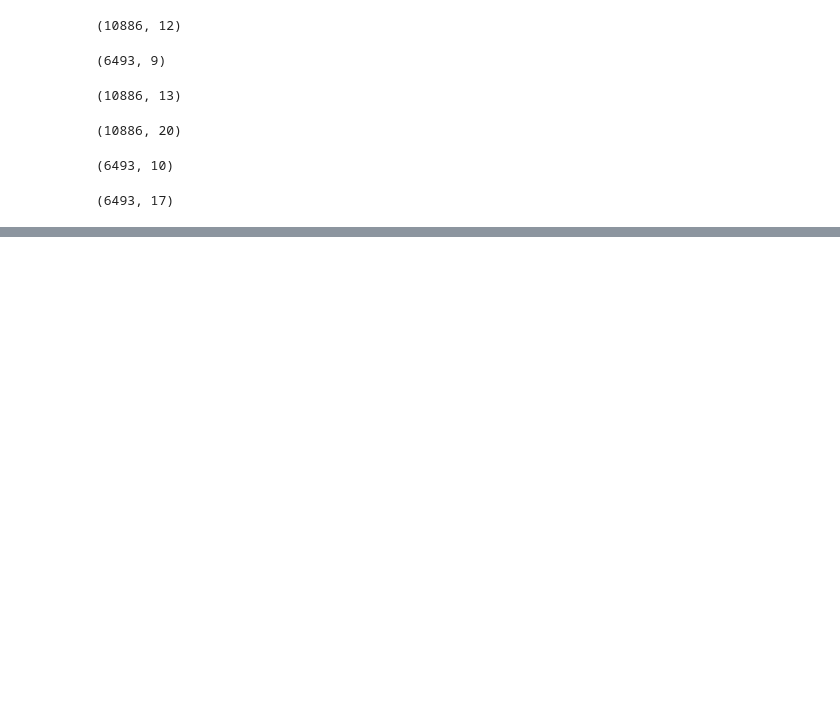
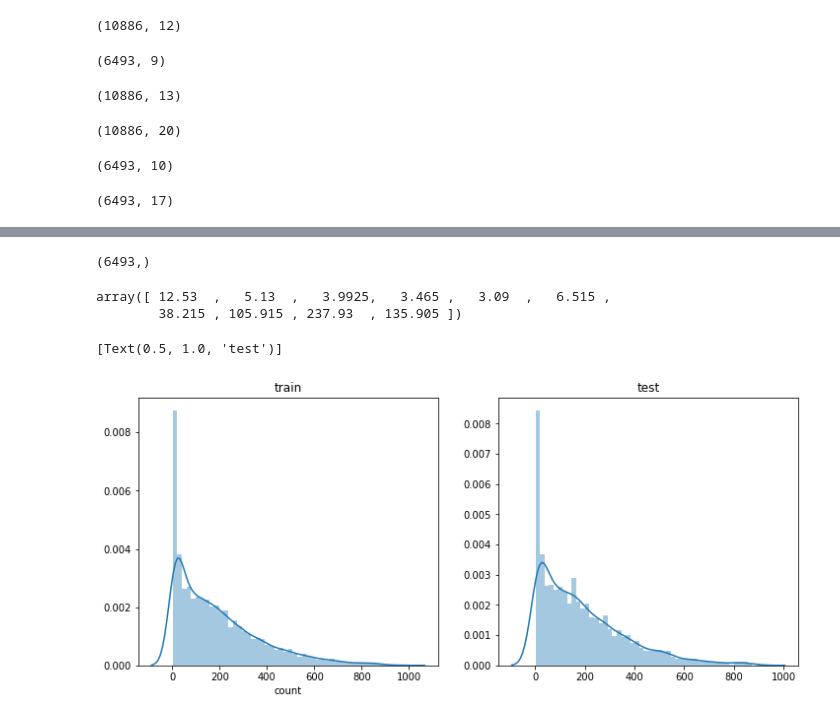
Before and after one commit to jihyunjeongme/data-analysis-kaggle, a Jupyter notebook: Kaggle_Bike_sharing_demand(Random_Forest).ipynb, the cells around one changed output, grey strips where cells are left out. Drawn from its saved outputs; the diff is of its cells as text; code cells hidden in the pictures; blank space fills up the shorter version.

```diff
--- a/Kaggle_Bike_sharing_demand(Random_Forest).ipynb
+++ b/Kaggle_Bike_sharing_demand(Random_Forest).ipynb
@@ -73,0 +228,7 @@ test.shape
+# %%
+label_name = "count"
+
+y_train = train[label_name]
+
+print(y_train.shape)
+y_train.head()
@@ -73,0 +313,9 @@ test.shape
+# %%
+from sklearn.ensemble import RandomForestRegressor
+
+max_depth_list = []
+
+model = RandomForestRegressor(n_estimators=200,
+                              n_jobs=-1,
+                              random_state=0)
+model
@@ -73,0 +341,3 @@ test.shape
+# %%
+# 학습시킴, 피팅(옷을 맞출 때 사용하는 피팅을 생각함) - 피처와 레이블을 넣어주면 알아서 학습을 함
+model.fit(X_train, y_train)
@@ -73,0 +352,21 @@ test.shape
+# %%
+# 예측
+predictions = model.predict(X_test)
+
+print(predictions.shape)
+predictions[0:10]
+# %% [output]
+(6493,)
+array([ 12.53  ,   5.13  ,   3.9925,   3.465 ,   3.09  ,   6.515 ,
+        38.215 , 105.915 , 237.93  , 135.905 ])
+# %%
+# 예측한 데이터를 시각화 해본다.
+fig,(ax1,ax2)= plt.subplots(ncols=2)
+fig.set_size_inches(12,5)
+sns.distplot(y_train,ax=ax1,bins=50)
+ax1.set(title="train")
+sns.distplot(predictions,ax=ax2,bins=50)
+ax2.set(title="test")
+# %% [output]
+[Text(0.5, 1.0, 'test')]
+[figure, added]
```
Also changed, not shown: parts of 25 cells of this notebook.
